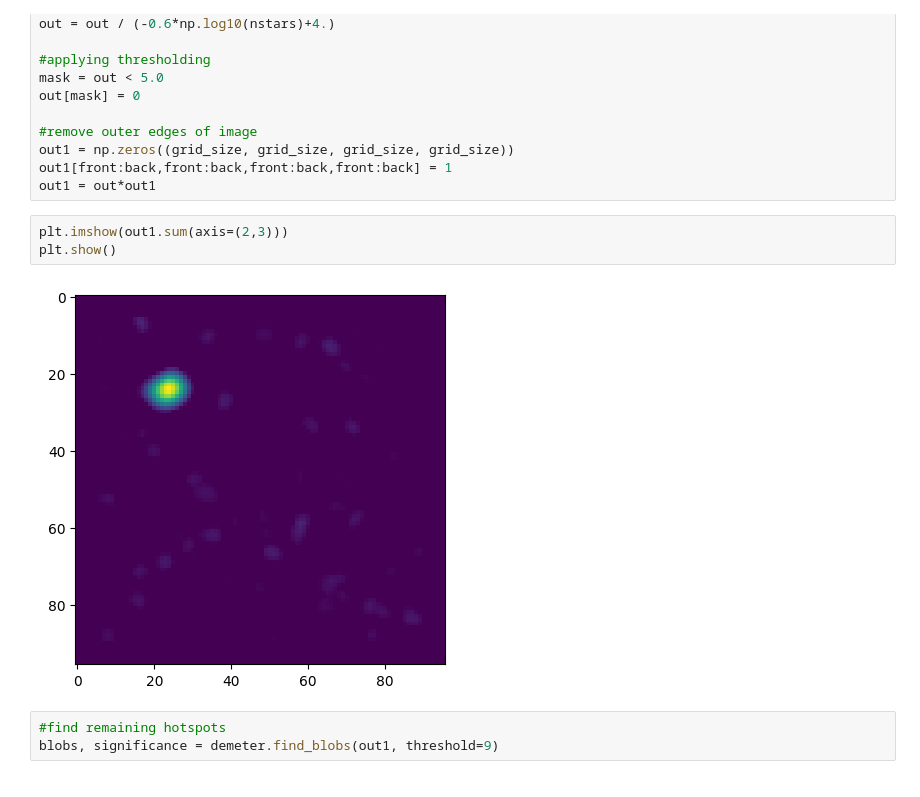
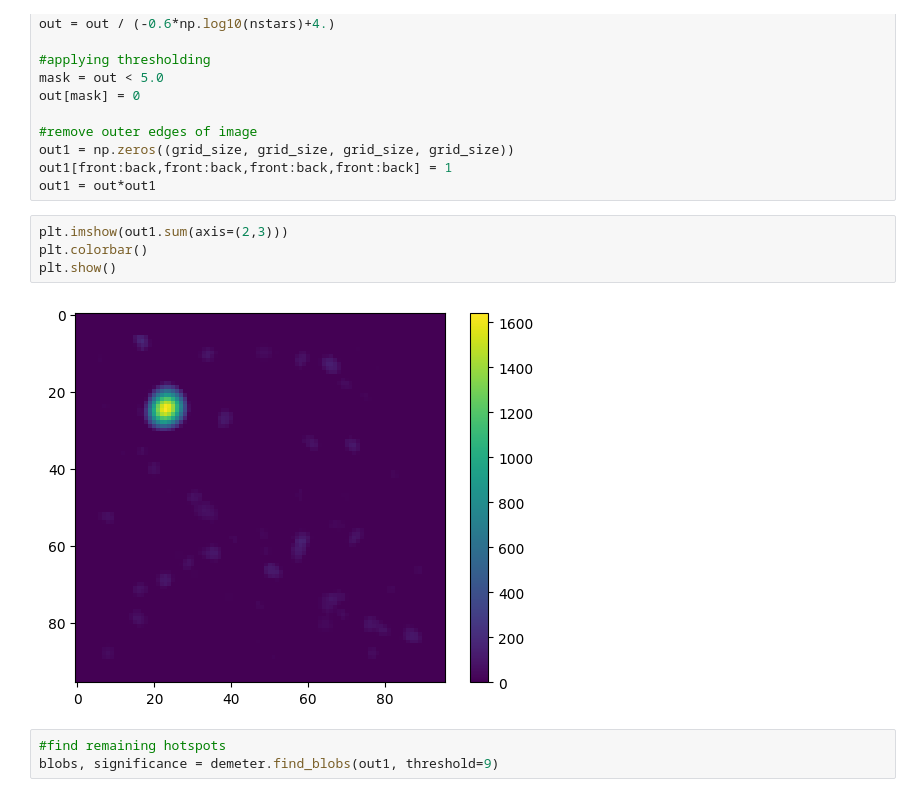
Before and after one commit to Martindelosrios/dwarf, a Jupyter notebook: codes/gaussian_example.ipynb, the cells around one changed output. Cells and saved outputs as stored; diff of their text form.

```diff
--- a/codes/gaussian_example.ipynb
+++ b/codes/gaussian_example.ipynb
@@ -293,9 +293,10 @@ out1[front:back,front:back,front:back,front:back] = 1
 out1 = out*out1
 # %%
 plt.imshow(out1.sum(axis=(2,3)))
+plt.colorbar()
 plt.show()
 # %% [output]
-[figure, old version]
+[figure, new version]
 # %%
 #find remaining hotspots
 blobs, significance = demeter.find_blobs(out1, threshold=9)
```
Also changed, not shown: parts of 3 cells of this notebook, 1 other file.
